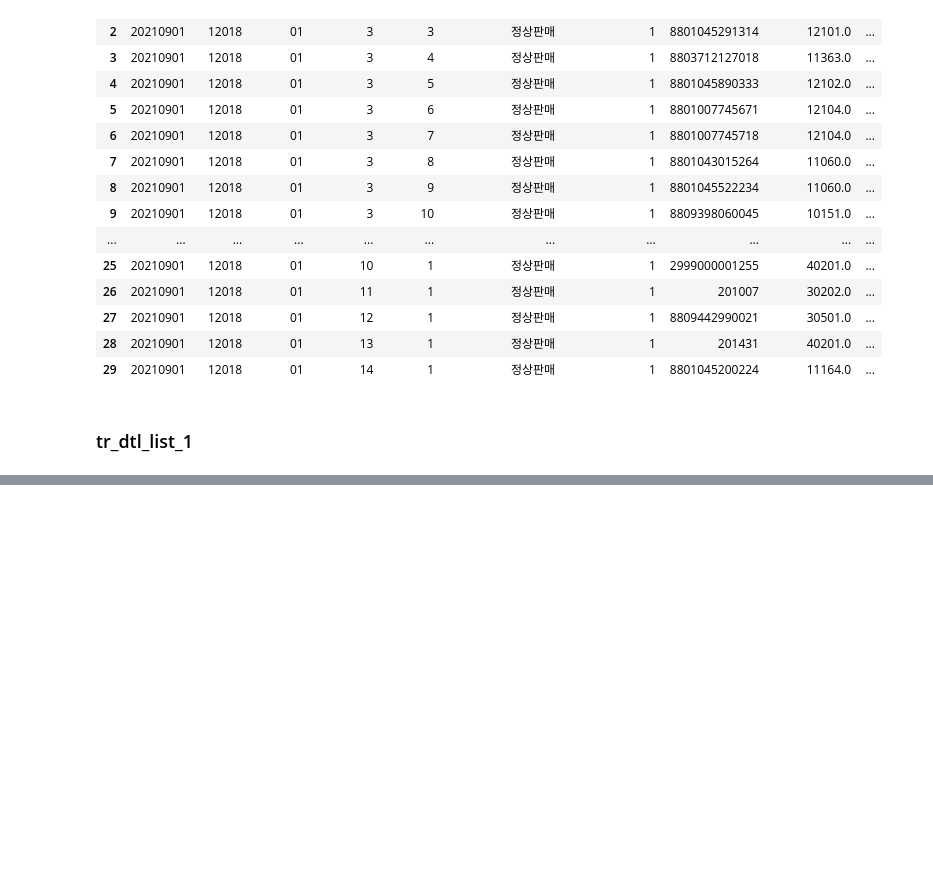
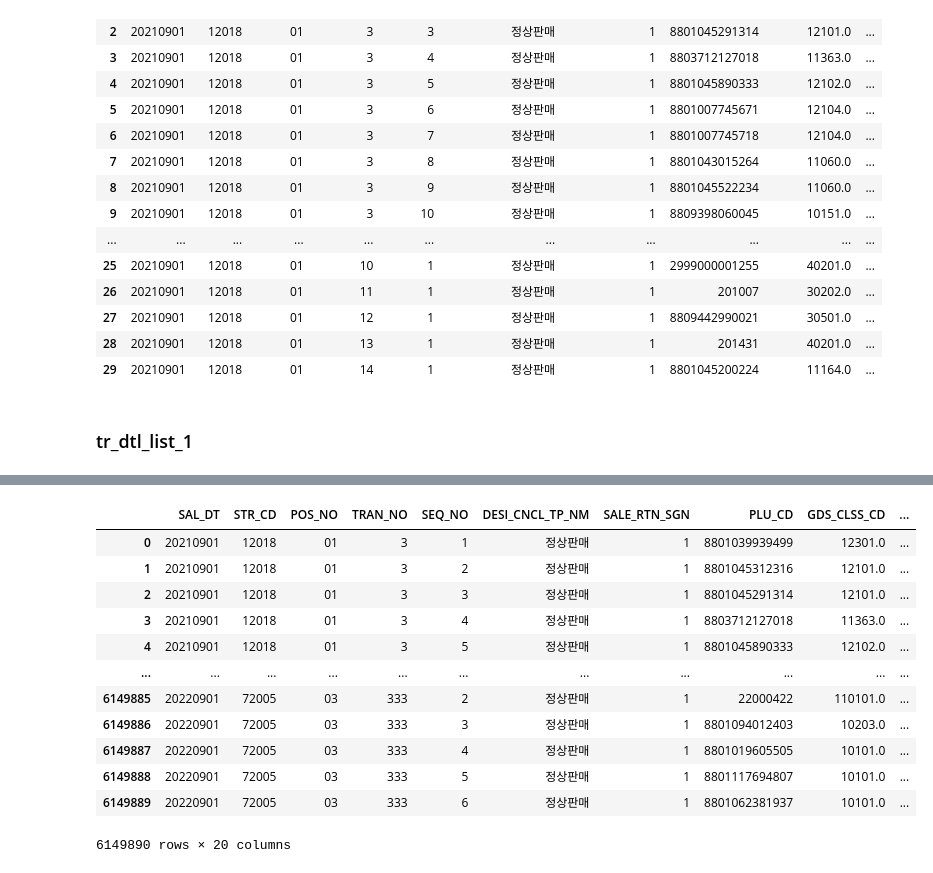
Before and after one commit to shinjangwoon/Store_Analysis, a Jupyter notebook: EDA/EDA.ipynb, the cells around one changed output, grey strips where cells are left out. Saved outputs shown, nothing was run; the diff lists cells and outputs as text; code cells hidden in the pictures; blank space fills up the shorter version.

```diff
--- a/EDA/EDA.ipynb
+++ b/EDA/EDA.ipynb
@@ -292,0 +352,16 @@ tr_dtl_list_1.head()
+# %%
+tr_dtl_list_0
+# %% [output]
+|  | SAL_DT | STR_CD | POS_NO | TRAN_NO | SEQ_NO | DESI_CNCL_TP_NM | SALE_RTN_SGN | PLU_CD | GDS_CLSS_CD | ... |
+| 0 | 20210901 | 12018 | 01 | 3 | 1 | 정상판매 | 1 | 8801039939499 | 12301.0 | ... |
+| 1 | 20210901 | 12018 | 01 | 3 | 2 | 정상판매 | 1 | 8801045312316 | 12101.0 | ... |
+| 2 | 20210901 | 12018 | 01 | 3 | 3 | 정상판매 | 1 | 8801045291314 | 12101.0 | ... |
+| 3 | 20210901 | 12018 | 01 | 3 | 4 | 정상판매 | 1 | 8803712127018 | 11363.0 | ... |
+| 4 | 20210901 | 12018 | 01 | 3 | 5 | 정상판매 | 1 | 8801045890333 | 12102.0 | ... |
+| ... | ... | ... | ... | ... | ... | ... | ... | ... | ... | ... |
+| 6149885 | 20220901 | 72005 | 03 | 333 | 2 | 정상판매 | 1 | 22000422 | 110101.0 | ... |
+| 6149886 | 20220901 | 72005 | 03 | 333 | 3 | 정상판매 | 1 | 8801094012403 | 10203.0 | ... |
+| 6149887 | 20220901 | 72005 | 03 | 333 | 4 | 정상판매 | 1 | 8801019605505 | 10101.0 | ... |
+| 6149888 | 20220901 | 72005 | 03 | 333 | 5 | 정상판매 | 1 | 8801117694807 | 10101.0 | ... |
+| 6149889 | 20220901 | 72005 | 03 | 333 | 6 | 정상판매 | 1 | 8801062381937 | 10101.0 | ... |
+6149890 rows × 20 columns
```
Also changed, not shown: parts of 27 cells of this notebook.
